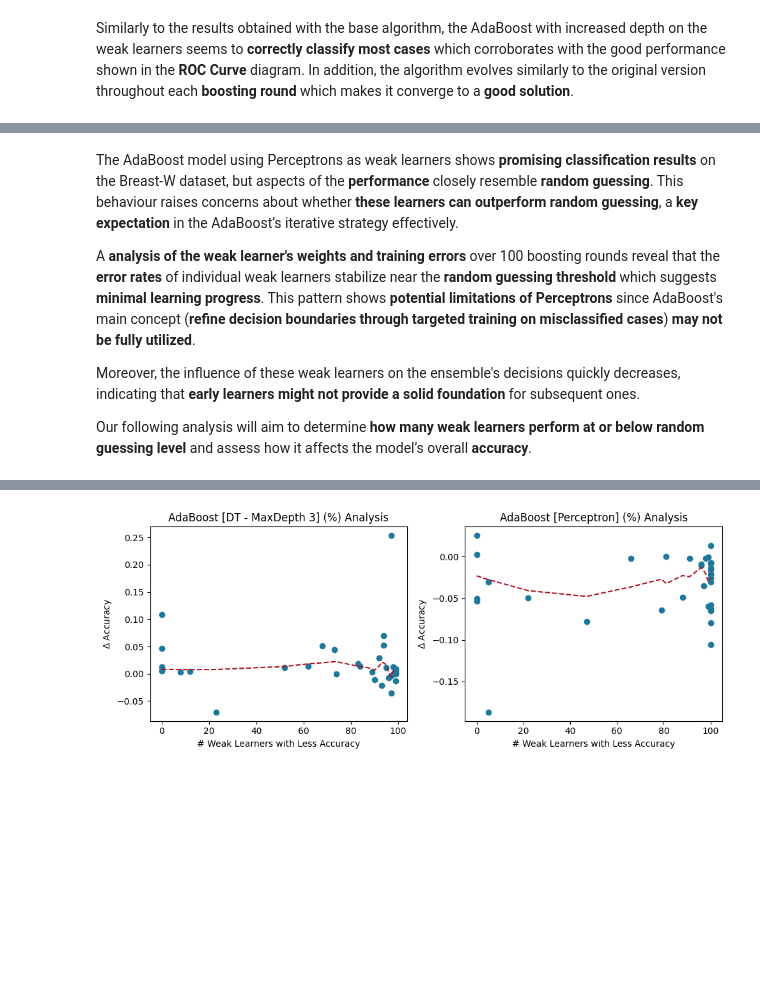
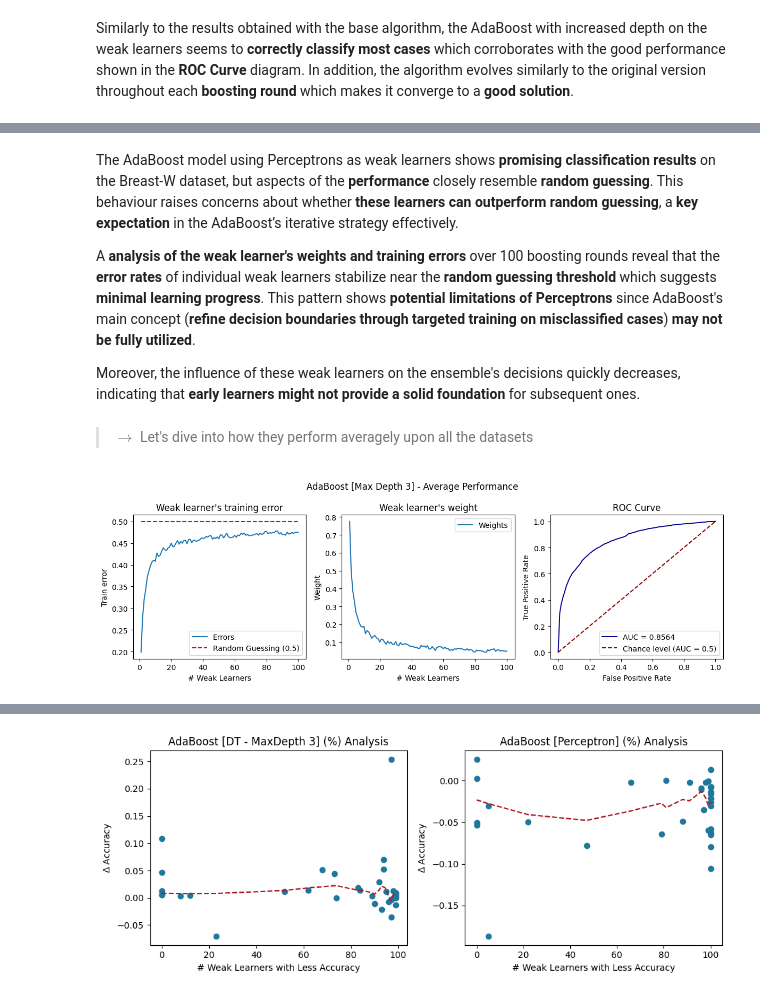
Before and after one commit to EstevesX10/ML1-AdaBoost-Analysis-Optimization, a Jupyter notebook: AdaBoost/AdaBoost.ipynb, the cells around one changed output, grey strips where cells are left out. Drawn from its saved outputs; the diff is of its cells as text; code cells hidden in the pictures; blank space fills up the shorter version.

```diff
--- a/AdaBoost/AdaBoost.ipynb
+++ b/AdaBoost/AdaBoost.ipynb
@@ -420,5 +435,16 @@ The AdaBoost model using Perceptrons as weak learners shows **promising classifi
 A **analysis of the weak learner's weights and training errors** over 100 boosting rounds reveal that the **error rates** of individual weak learners stabilize near the **random guessing threshold** which suggests **minimal learning progress**. This pattern shows **potential limitations of Perceptrons** since AdaBoost's main concept (**refine decision boundaries through targeted training on misclassified cases**) **may not be fully utilized**.
 
 Moreover, the influence of these weak learners on the ensemble's decisions quickly decreases, indicating that **early learners might not provide a solid foundation** for subsequent ones.
-
-Our following analysis will aim to determine **how many weak learners perform at or below random guessing level** and assess how it affects the model’s overall **accuracy**.
+# %% [markdown]
+> $\rightarrow$ Let's dive into how they perform averagely upon all the datasets
+# %%
+AVERAGE_MAXDEPTH3_DT_RESULTS = './Experimental Results/AdaBoost_MaxDepth3_Average_Results'
+try:
+    Average_Max_Depth_3_Results = Load_json_file(AVERAGE_MAXDEPTH3_DT_RESULTS + '.json')
+except:
+    Average_Max_Depth_3_Results = Calculate_Average_Models_Stats(my_tasks, [AdaBoostTunedDT])
+    Save_json_file(Average_Max_Depth_3_Results, AVERAGE_MAXDEPTH3_DT_RESULTS + '.json')
+
+Plot_Average_Model_Stats(Average_Max_Depth_3_Results, AdaBoostTunedDT().__name__, Title="AdaBoost [Max Depth 3] - Average Performance")
+# %% [output]
+[figure, added]
```
Also changed, not shown: parts of 9 cells of this notebook.
